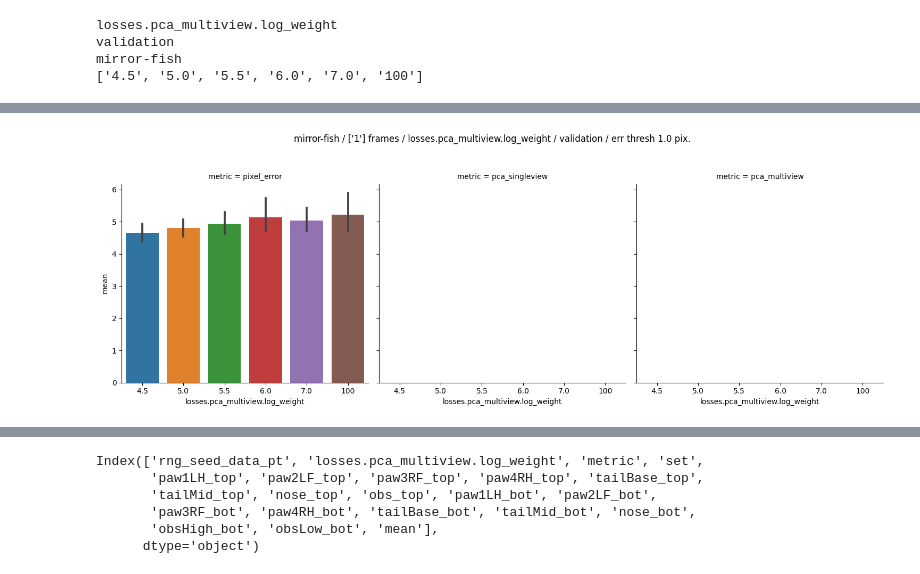
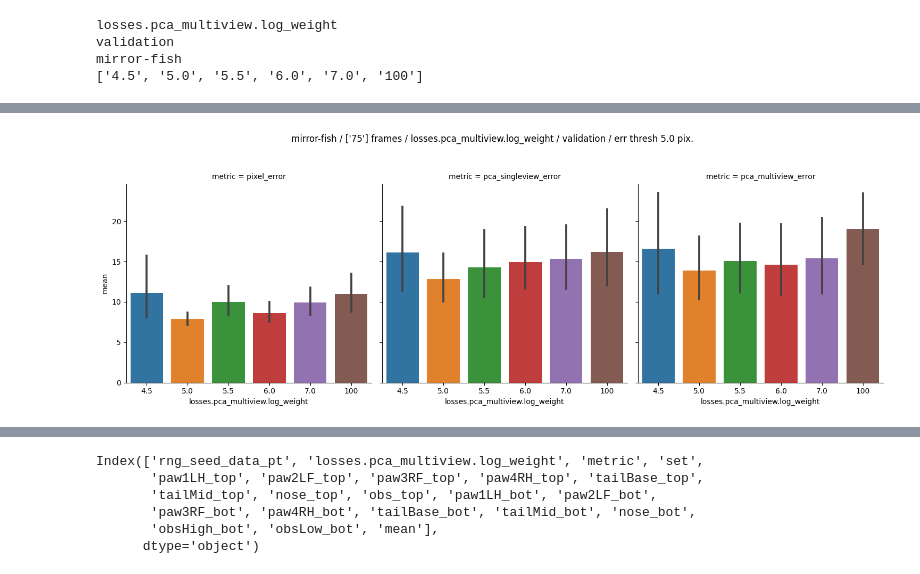
Before and after one commit to paninski-lab/tracking-diagnostics, a Jupyter notebook: notebooks/inventory_query_example.ipynb, the cells around one changed output, grey strips where cells are left out. Drawn from its saved outputs; the diff is of its cells as text; code cells hidden in the pictures.

```diff
--- a/notebooks/inventory_query_example.ipynb
+++ b/notebooks/inventory_query_example.ipynb
@@ -26,7 +26,7 @@ Building model registry from 78 configs...
 # %%
 query_builder = QueryBuilder(total_df)
 query_builder.add_query("training.rng_seed_data_pt", "in", ["0", "1","2"])
-query_builder.add_query("training.train_frames", "==", "1") # # use just training.train_frames=1 for now
+query_builder.add_query("training.train_frames", "==", "75") # # use just training.train_frames=1 for now
 # query_builder.add_query("model.losses_to_use", "==", "[]") # works
 # query_builder.add_query("model.losses_to_use", "==", "['unimodal_mse']") # works
 query_builder.add_query("model.losses_to_use", "in", ["[]", "[pca_multiview]"]) # trying to grab both unimodal_mse and supervised. note no quotes inside brackets per loss
@@ -127,16 +121,17 @@ df_big.head()
 # %%
-threshold = 1. # pixels, beyond which we consider a prediction to be wrong
+threshold = 5. # pixels, beyond which we consider a prediction to be wrong
 # %%
 # plot bars with errors per rng seed, and two panels, one per metric
 # sns.catplot(data=df_big_mean, x="rng_seed_data_pt", y="paw1LH_top", col="metric", ci="sd")
 train_frames = total_df_queried["training.train_frames"].unique()
-if train_frames == 1:
+# col_order= ["pixel_error", "pca_singleview_error", "pca_multiview_error"]
+if train_frames == "1":
     train_frames = "full"
-g = sns.catplot(data=df_big[(df_big["set"] == split_set) & (df_big["mean"]>threshold)], x=hparam_name, order=values, y="mean", col_order= ["pixel_error", "pca_singleview", "pca_multiview"],col="metric", errorbar=('ci', 95), kind="bar", log=False) # x="unimodal_mse_log_weight"
+g = sns.catplot(data=df_big[(df_big["set"] == split_set) & (df_big["mean"]>threshold)], x=hparam_name, order=values, y="mean", col="metric", col_order= ["pixel_error", "pca_singleview_error", "pca_multiview_error"], errorbar=('ci', 95), kind="bar") # x="unimodal_mse_log_weight"
 # add dataset name and sweep and split set to title
 g.fig.suptitle(f"{dataset_name} / {train_frames} frames / {hparam_name} / {split_set} / err thresh {threshold} pix.", y=1.05)
 g.fig.tight_layout()
 # add horizontal line at 5
 # plt.axhline(y=5, color='r', linestyle='-')
 # %% [output]
-[figure, old version]
+[figure, new version]
```
Also changed, not shown: parts of 7 cells of this notebook.
